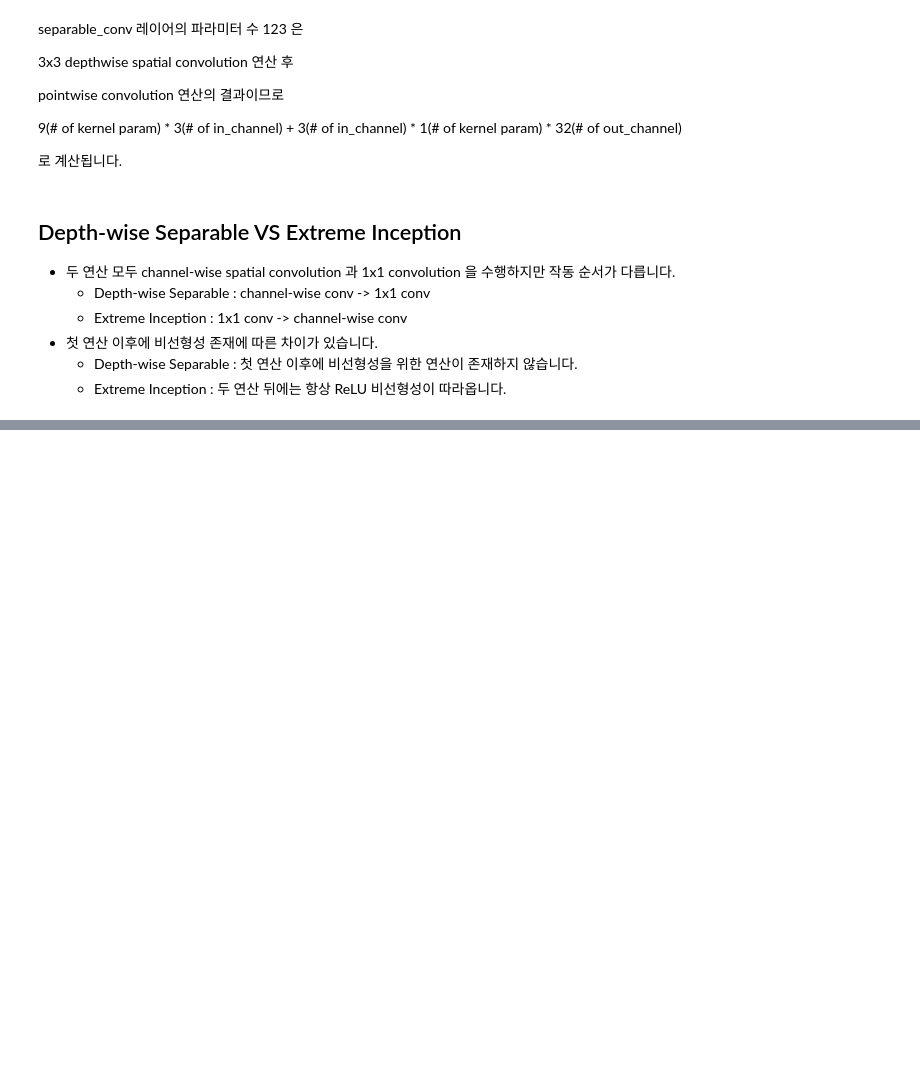
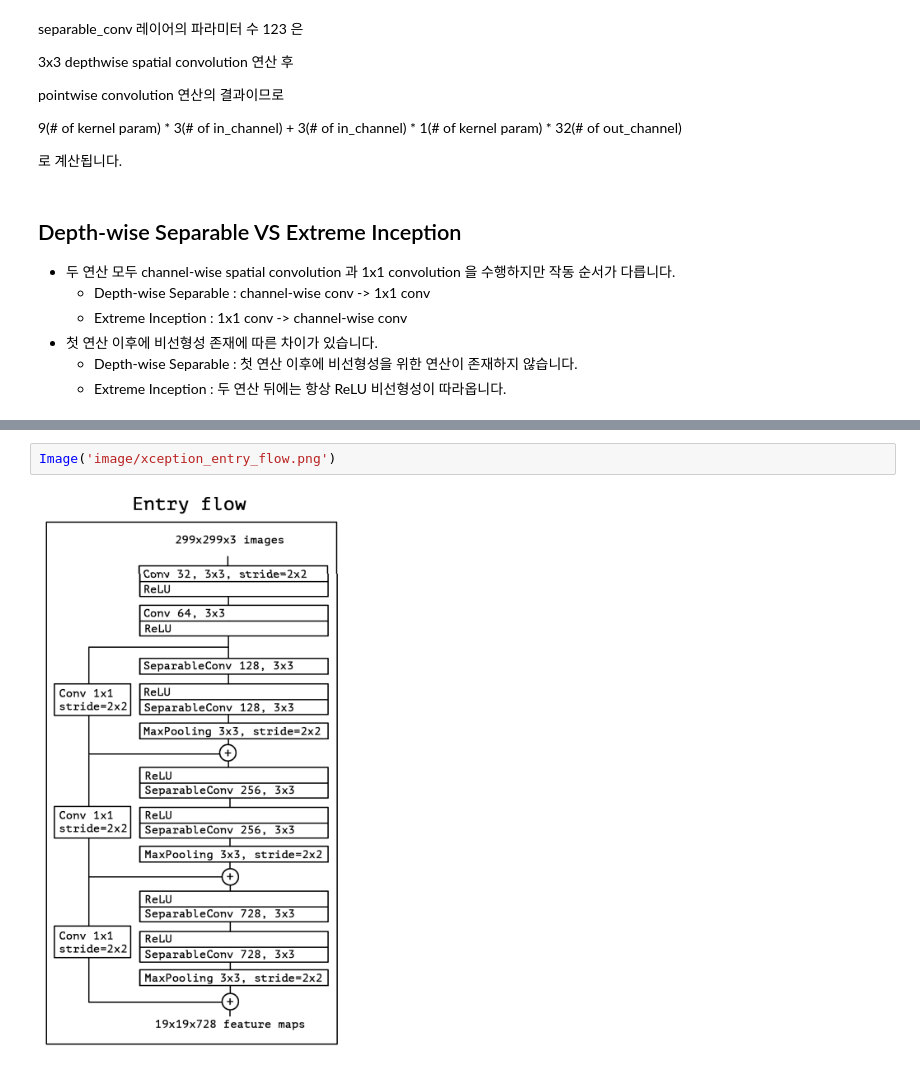
Before and after one commit to MilyangParkJaeHun/PapersWithCode, a Jupyter notebook: BackboneNetwork/Xception/Xception.ipynb, the cells around one changed output, grey strips where cells are left out. Cells and saved outputs as stored; diff of their text form; blank space fills up the shorter version.

Commit message:
Add architecture image & comment

```diff
--- a/BackboneNetwork/Xception/Xception.ipynb
+++ b/BackboneNetwork/Xception/Xception.ipynb
@@ -272,0 +277,4 @@ pointwise convolution 연산의 결과이므로
+# %%
+Image('image/xception_entry_flow.png')
+# %% [output]
+[figure, added]
```
Also changed, not shown: parts of 4 cells of this notebook, 4 other files.
